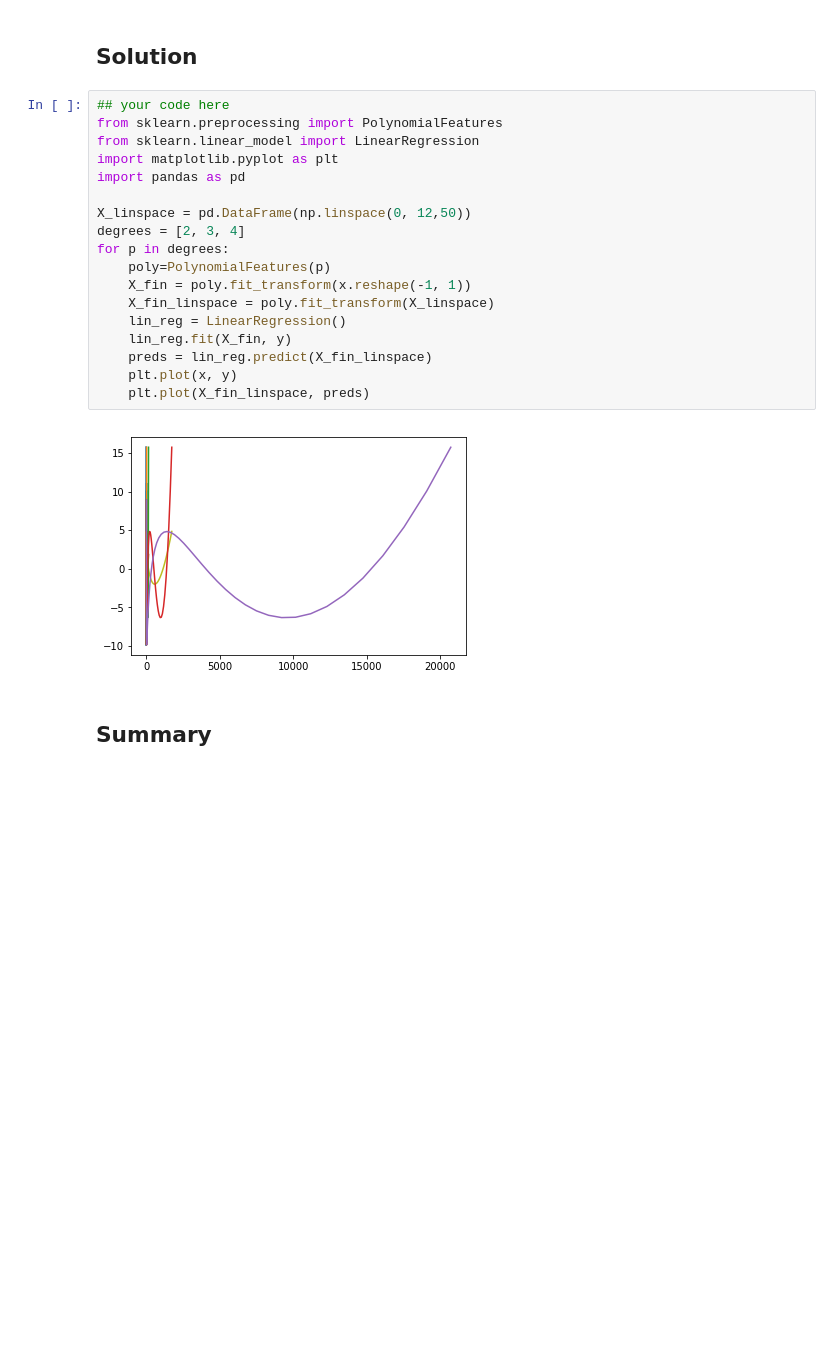
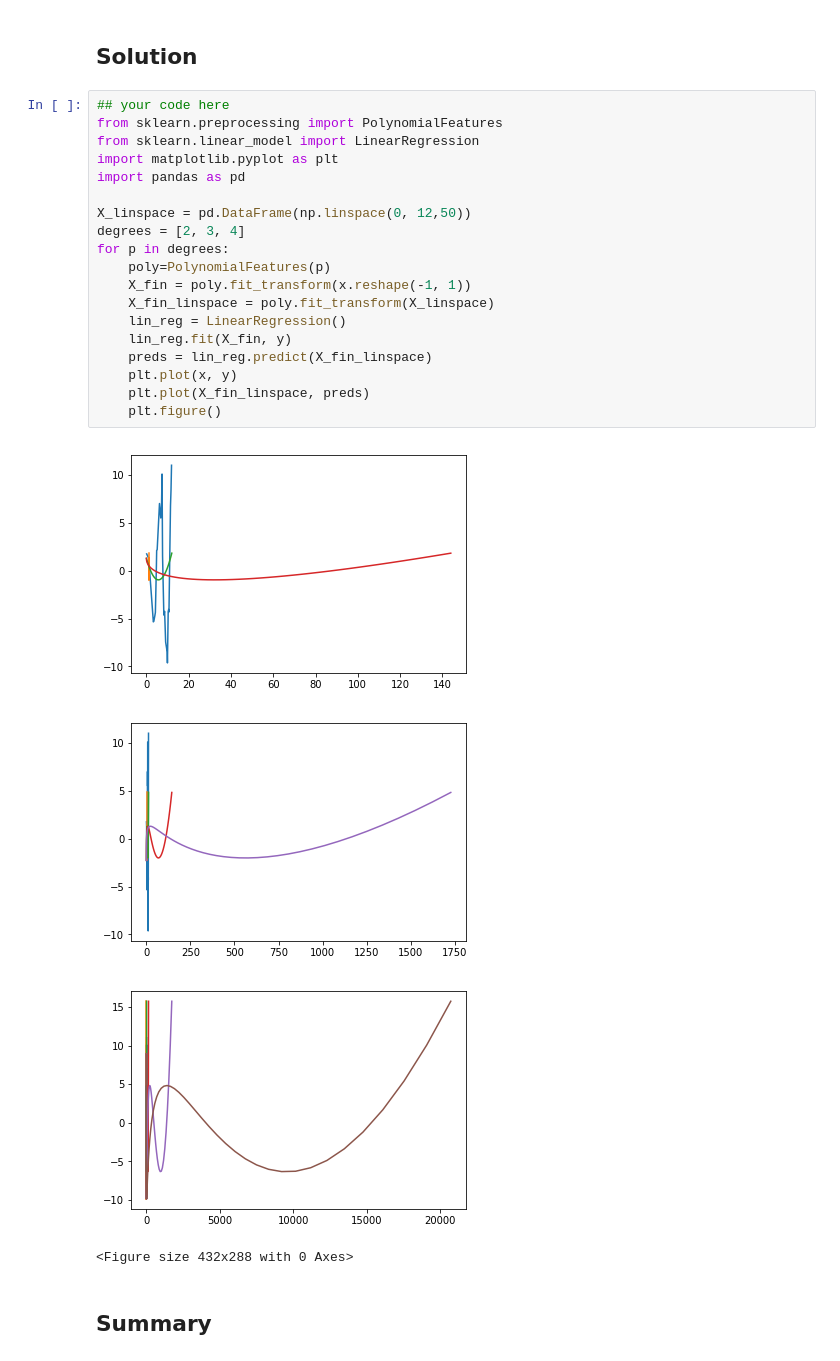
Before and after one commit to aschams/dsc-polynomial-regression-lab-dc-ds-060319, a Jupyter notebook: index.ipynb, the cells around one changed output. Saved outputs shown, nothing was run; the diff lists cells and outputs as text; blank space fills up the shorter version.

```diff
--- a/index.ipynb
+++ b/index.ipynb
@@ -42,23 +42,27 @@ Now it's time to determine the optimal degree of polynomial features for a model
 # %%
 ## your code here
 from sklearn.preprocessing import PolynomialFeatures
 from sklearn.linear_model import LinearRegression
 import matplotlib.pyplot as plt
 import pandas as pd
 
 X_linspace = pd.DataFrame(np.linspace(0, 12,50))
 degrees = [2, 3, 4]
 for p in degrees:
     poly=PolynomialFeatures(p)
     X_fin = poly.fit_transform(x.reshape(-1, 1))
     X_fin_linspace = poly.fit_transform(X_linspace)
     lin_reg = LinearRegression()
     lin_reg.fit(X_fin, y)
     preds = lin_reg.predict(X_fin_linspace)
     plt.plot(x, y)
     plt.plot(X_fin_linspace, preds)
+    plt.figure()
 # %% [output]
-[figure, old version]
+[figure, new version]
+[figure, added]
+[figure, added]
+<Figure size 432x288 with 0 Axes>
 # %% [markdown]
 ## Summary
 # %% [markdown]
```
